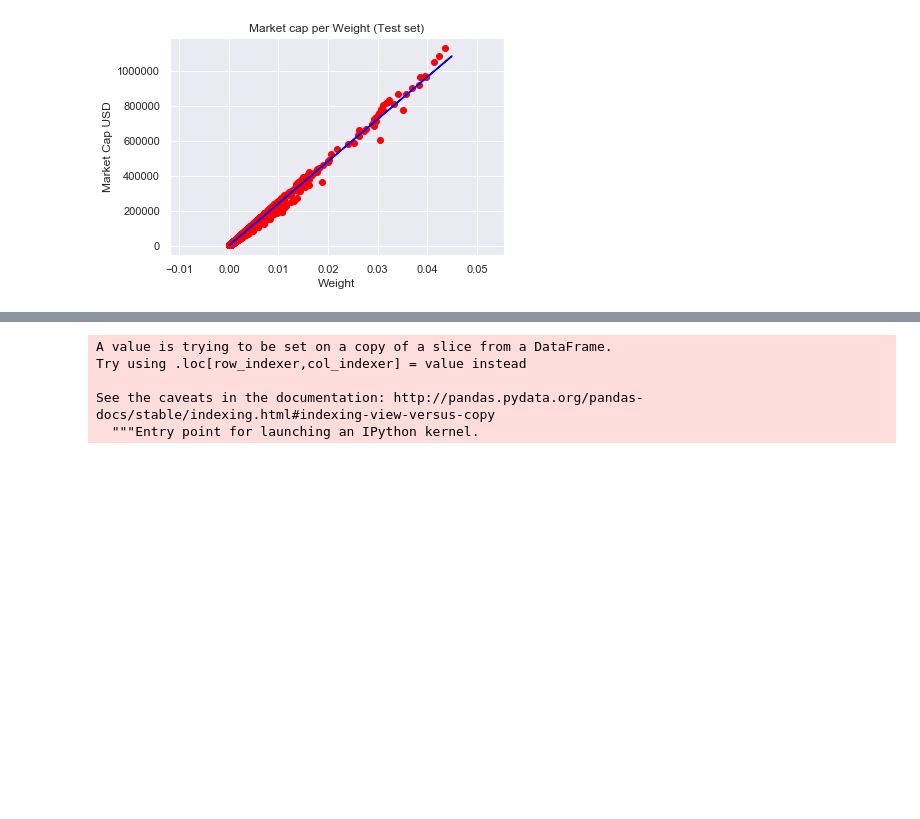
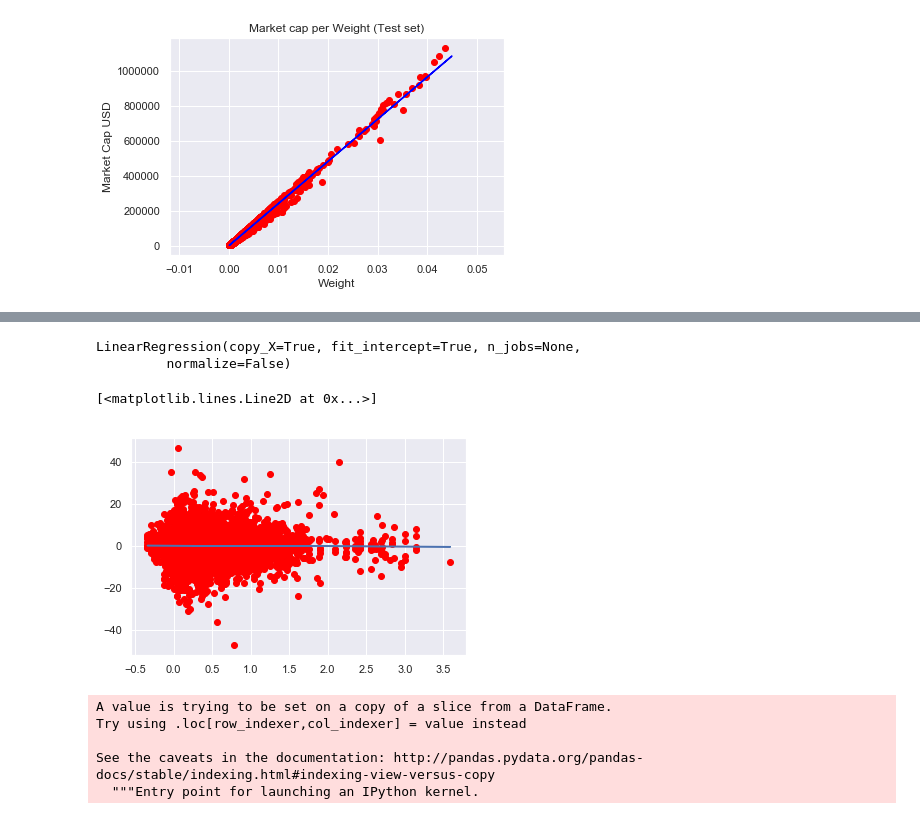
Before and after one commit to MaastrichtU-IDS/data-science-bootcamp-pggm, a Jupyter notebook: module2_notebooks/Assignments/Solution1(Fixed variables).ipynb, the cells around one changed output, grey strips where cells are left out. Cells and saved outputs as stored; diff of their text form; code cells hidden in the pictures; blank space fills up the shorter version.

```diff
--- a/module2_notebooks/Assignments/Solution1(Fixed variables).ipynb
+++ b/module2_notebooks/Assignments/Solution1(Fixed variables).ipynb
@@ -123,6 +125,20 @@ X.head()
 | 2 | 50241310 | L-3 Communications Holdings Inc. | 12/31/2014 | 20141231 | LLL-US | -0.396162 | -1.283580 | ... |
 | 3 | 91301710 | United Technologies Corporation | 12/31/2014 | 20141231 | UTX-US | -1.973909 | 1.669562 | ... |
 | 4 | 92939U10 | Wisconsin Energy Corporation | 12/31/2014 | 20141231 | WEC-US | 1.118696 | 7.679176 | ... |
+# %%
+X1 = pggm['BP']
+y1 = pggm['Universe_Returns_F1W']
+# %%
+regressor.fit(X1.values.reshape(-1,1), y1)
+# %% [output]
+LinearRegression(copy_X=True, fit_intercept=True, n_jobs=None,
+         normalize=False)
+# %%
+plt.scatter(X1, y1, c='red')
+plt.plot(X1, regressor.predict(X1.values.reshape(-1,1)))
+# %% [output]
+[<matplotlib.lines.Line2D at 0x...>]
+[figure, added]
 # %%
 new_X = pggm[['Weight','constant']]
 # %%
```
Also changed, not shown: parts of 1 cell of this notebook, 2 other files.
